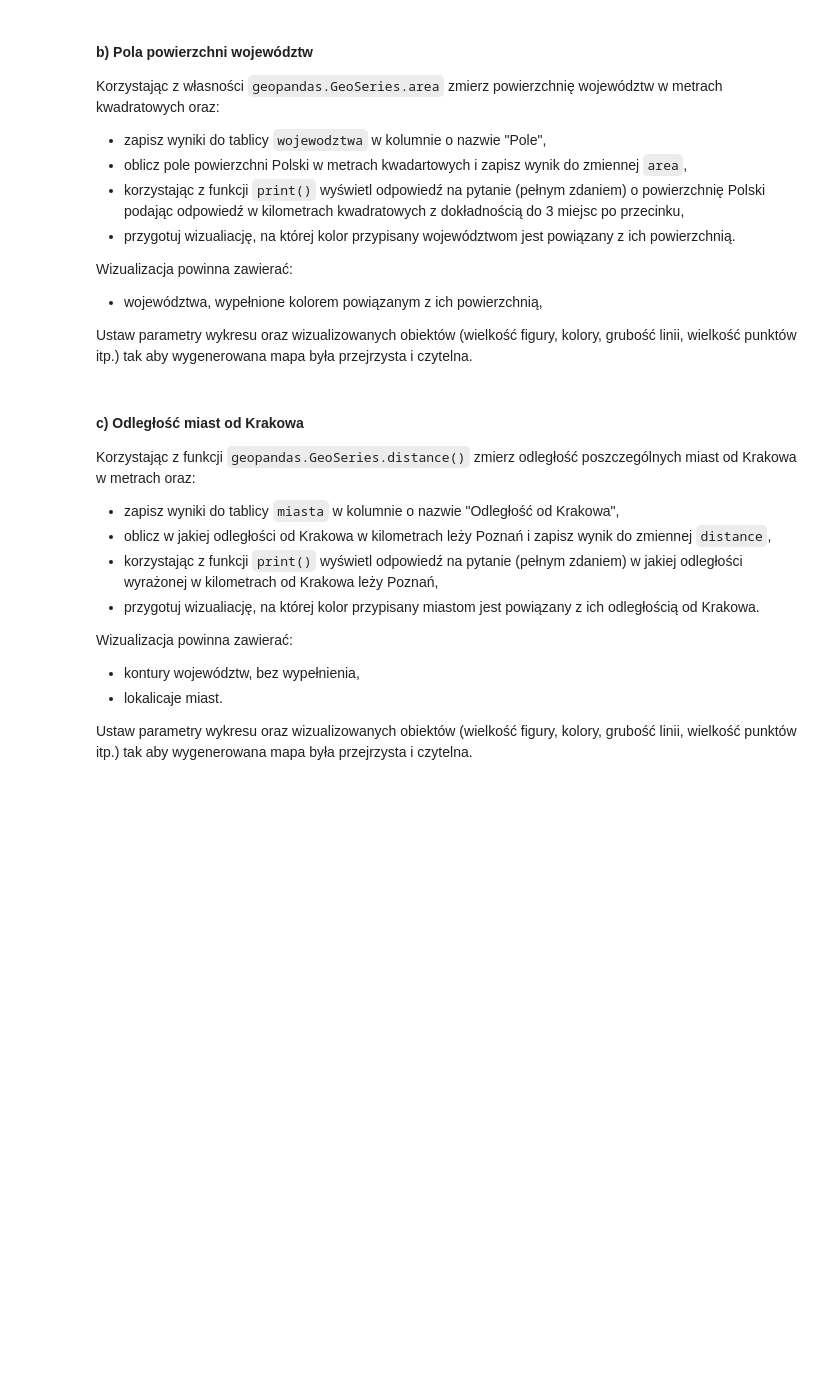
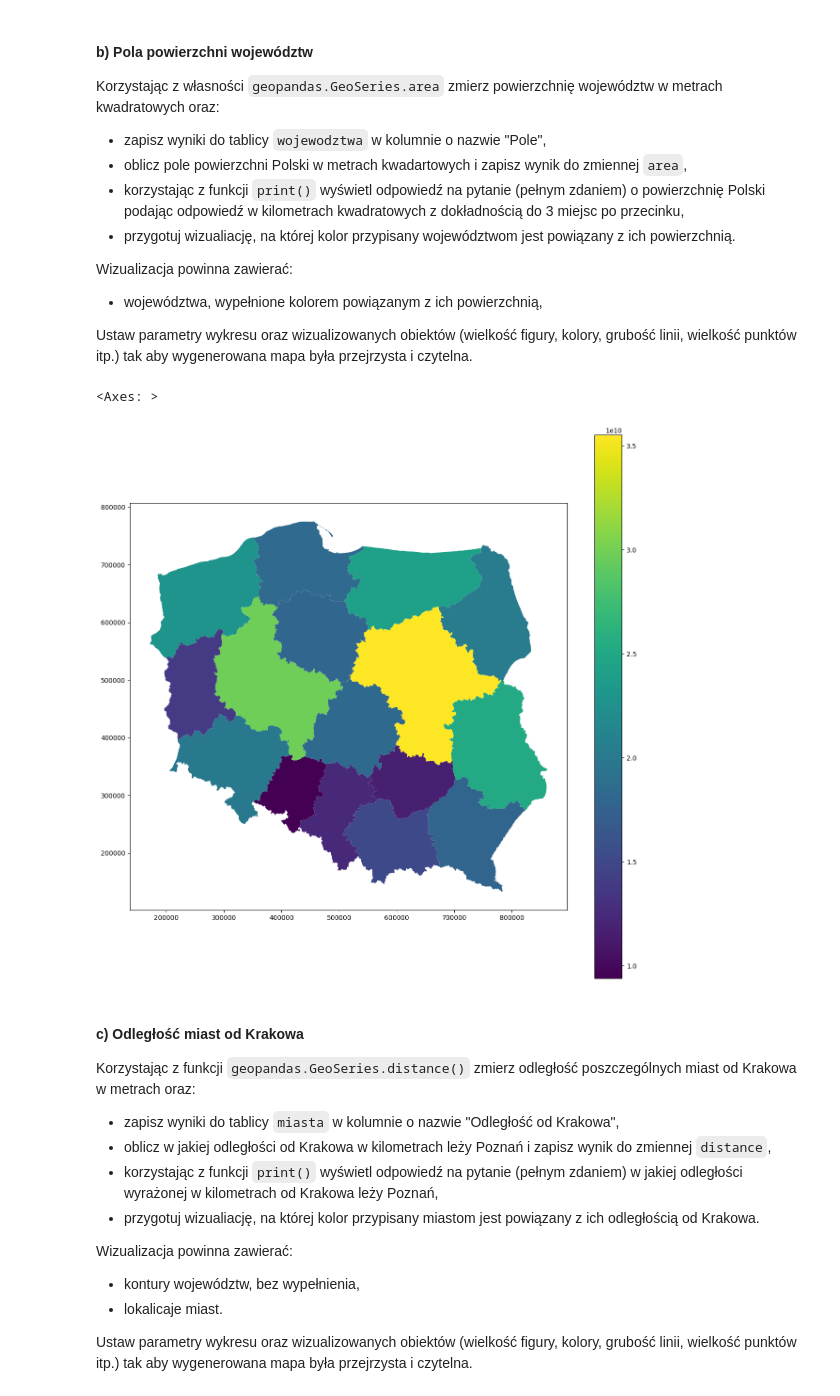
Before and after one commit to ArsBeneMoriendi/analiza_danych_przestrzennych, a Jupyter notebook: ZZ07/ZZ07.ipynb, the cells around one changed output. Saved outputs shown, nothing was run; the diff lists cells and outputs as text; code cells hidden in the pictures; blank space fills up the shorter version.

```diff
--- a/ZZ07/ZZ07.ipynb
+++ b/ZZ07/ZZ07.ipynb
@@ -138,9 +151,12 @@ Wizualizacja powinna zawierać:
 
 Ustaw parametry wykresu oraz wizualizowanych obiektów (wielkość figury, kolory, grubość linii, wielkość punktów itp.) tak aby wygenerowana mapa była przejrzysta i czytelna.
 # %%
-# Obliczenia
-# YOUR CODE HERE
-raise NotImplementedError()
+pole = np.array([])
+
+for i in wojewodztwa.iterrows():
+    pole = np.append(pole,[i[1]["geometry"].area],axis=0)
+wojewodztwa["Pole"] = pole
+area = sum(pole)
 # %%
 # Komórka testowa
 assert np.all(np.isclose(wojewodztwa["Pole"].values, np.array([1.23170381e+10, 9.39998646e+09, 1.16972569e+10, 1.83069651e+10,
@@ -149,9 +165,11 @@ assert np.all(np.isclose(wojewodztwa["Pole"].values, np.array([1.23170381e+10, 9
                                                                3.55292977e+10, 1.79475269e+10, 2.51340028e+10, 1.39898166e+10])))
 assert np.isclose(area, 312506644577.3843)
 # %%
-# Wizualizacja
-# YOUR CODE HERE
-raise NotImplementedError()
+fig, ax = plt.subplots(figsize=(15, 15))
+wojewodztwa.plot(ax=ax, legend=True,column="Pole")
+# %% [output]
+<Axes: >
+[figure, added]
 # %% [markdown]
 #### c) Odległość miast od Krakowa
 Korzystając z funkcji `geopandas.GeoSeries.distance()` zmierz odległość poszczególnych miast od Krakowa w metrach oraz:
```
Also changed, not shown: parts of 12 cells of this notebook.
